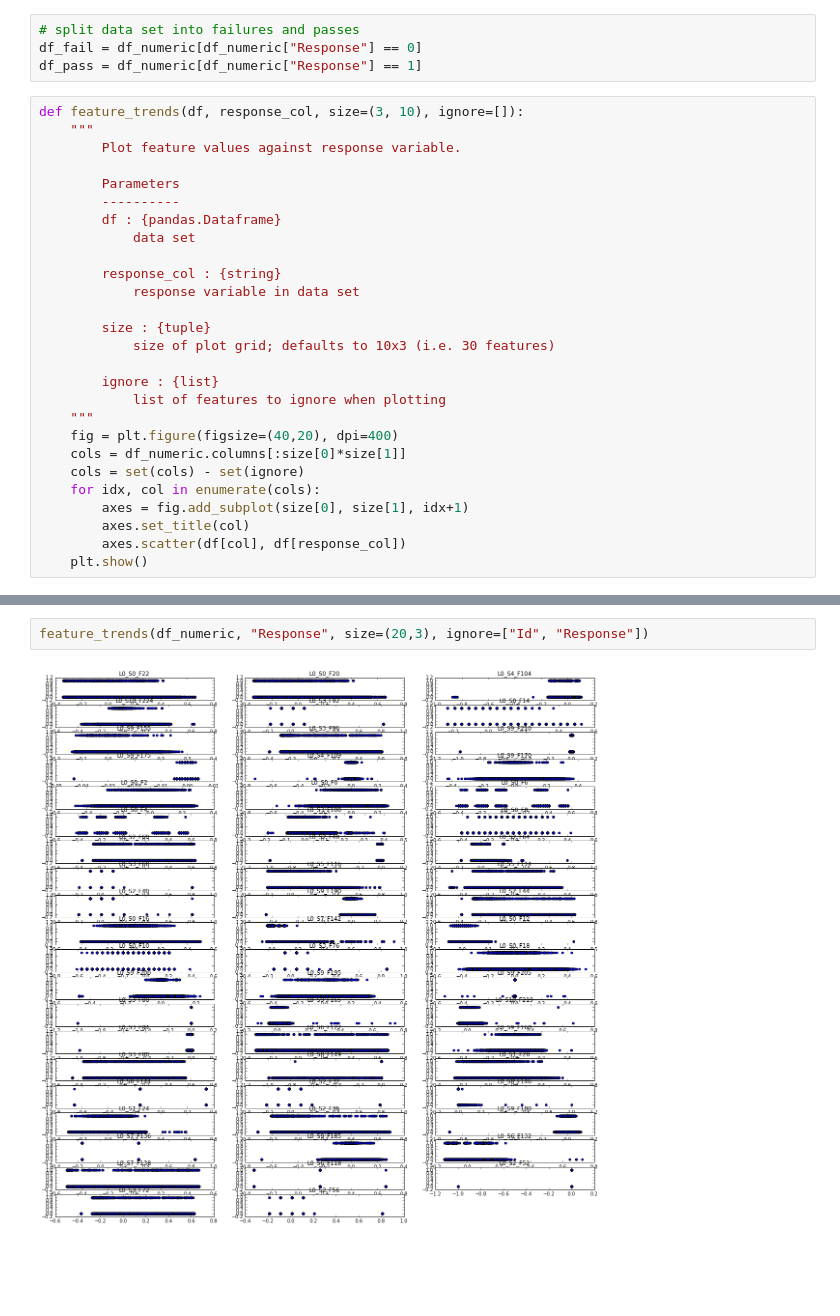
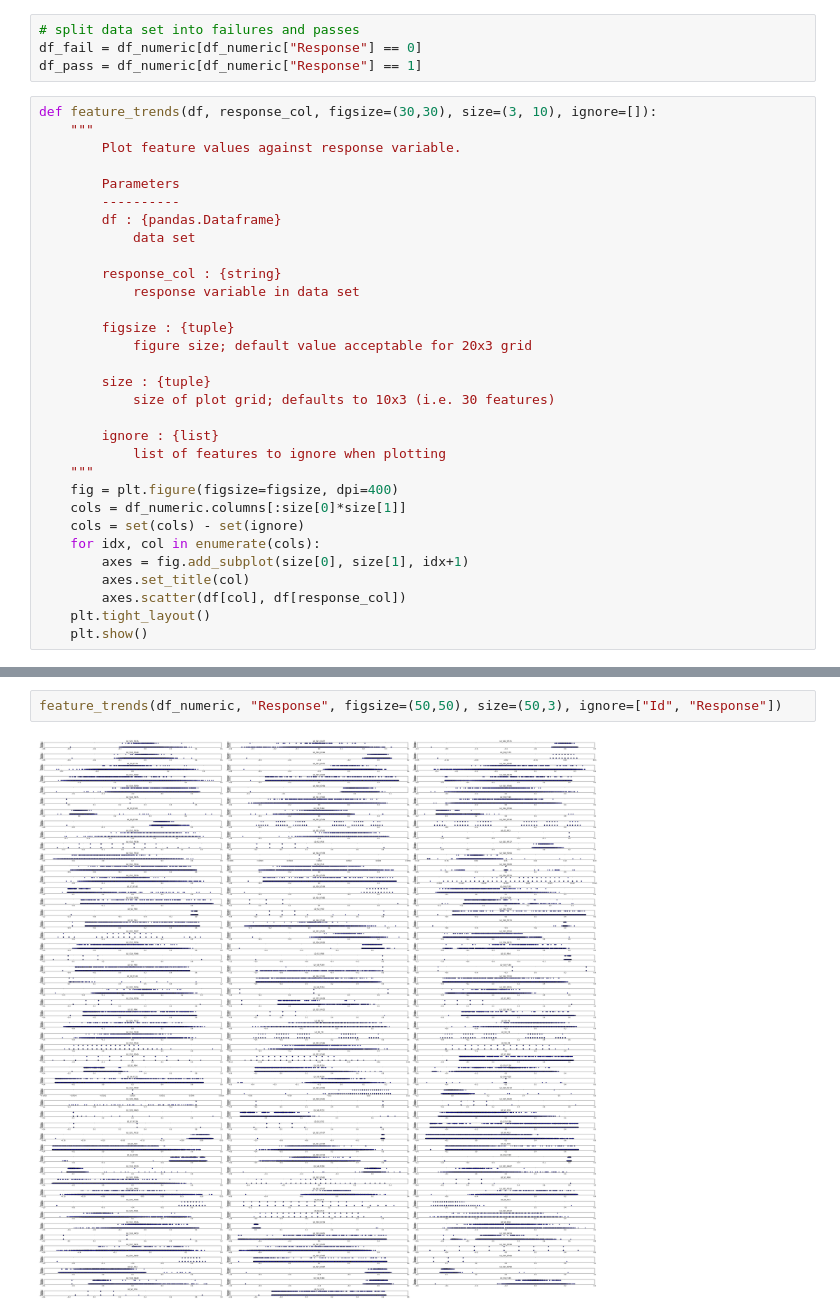
Before and after one commit to SiddhanthUnnithan/bosch_plp, a Jupyter notebook: Bosch_plp.ipynb, the cells around one changed output, grey strips where cells are left out. Cells and saved outputs as stored; diff of their text form; blank space fills up the shorter version.

Commit message:
switch frequency logic and plots

```diff
--- a/Bosch_plp.ipynb
+++ b/Bosch_plp.ipynb
@@ -150,7 +150,7 @@ df_numeric.head()
 df_fail = df_numeric[df_numeric["Response"] == 0]
 df_pass = df_numeric[df_numeric["Response"] == 1]
 # %%
-def feature_trends(df, response_col, size=(3, 10), ignore=[]):
+def feature_trends(df, response_col, figsize=(30,30), size=(3, 10), ignore=[]):
     """
         Plot feature values against response variable.
 
@@ -162,17 +162,21 @@ def feature_trends(df, response_col, size=(3, 10), ignore=[]):
         response_col : {string}
             response variable in data set
 
+        figsize : {tuple}
+            figure size; default value acceptable for 20x3 grid
+
         size : {tuple}
             size of plot grid; defaults to 10x3 (i.e. 30 features)
 
         ignore : {list}
             list of features to ignore when plotting
     """
-    fig = plt.figure(figsize=(40,20), dpi=400)
+    fig = plt.figure(figsize=figsize, dpi=400)
     cols = df_numeric.columns[:size[0]*size[1]]
     cols = set(cols) - set(ignore)
     for idx, col in enumerate(cols):
         axes = fig.add_subplot(size[0], size[1], idx+1)
         axes.set_title(col)
         axes.scatter(df[col], df[response_col])
+    plt.tight_layout()
     plt.show()
@@ -179,4 +214,4 @@ def feature_trends(df, response_col, size=(3, 10), ignore=[]):
 # %%
-feature_trends(df_numeric, "Response", size=(20,3), ignore=["Id", "Response"])
+feature_trends(df_numeric, "Response", figsize=(50,50), size=(50,3), ignore=["Id", "Response"])
 # %% [output]
-[figure, old version]
+[figure, new version]
```
Also changed, not shown: parts of 5 cells of this notebook.
